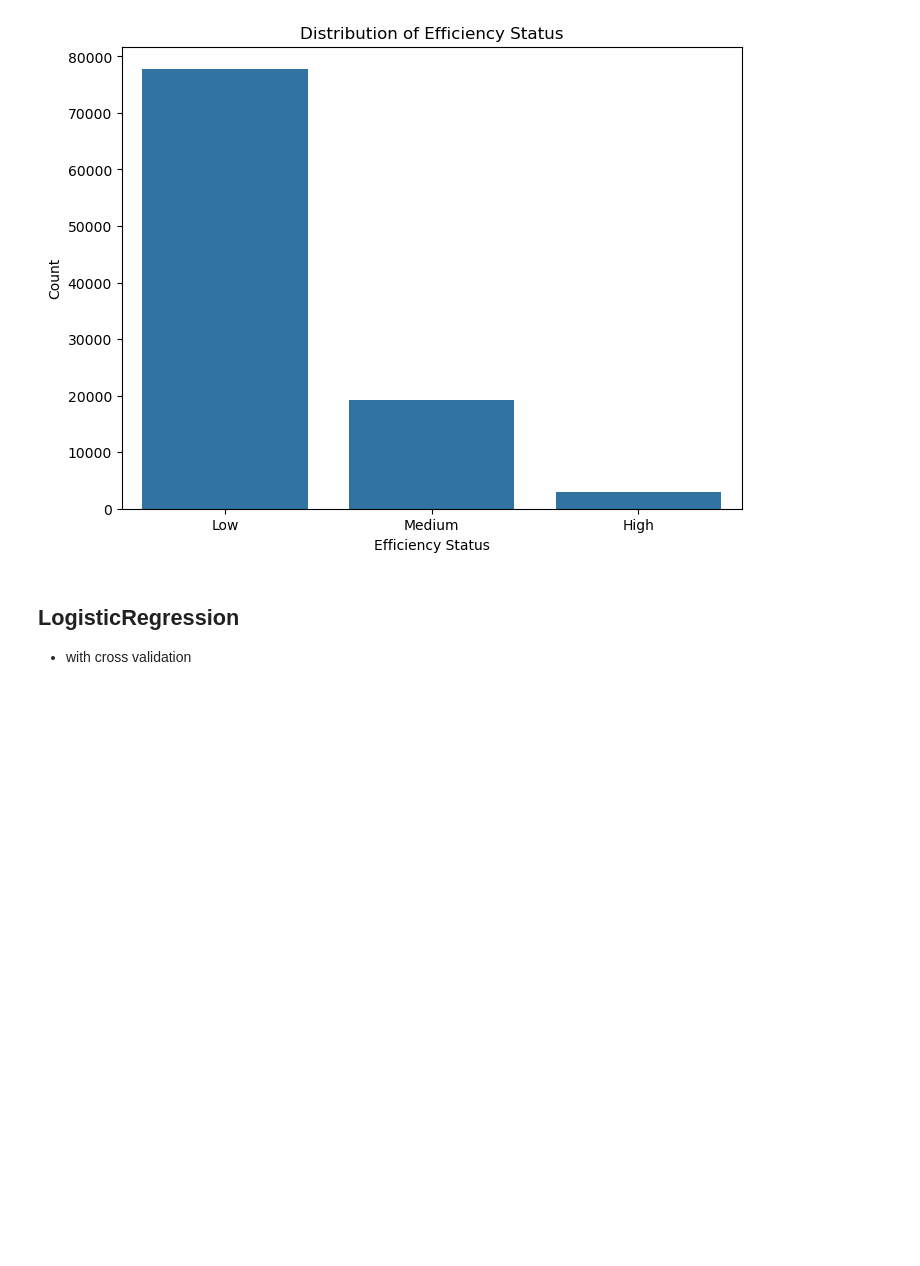
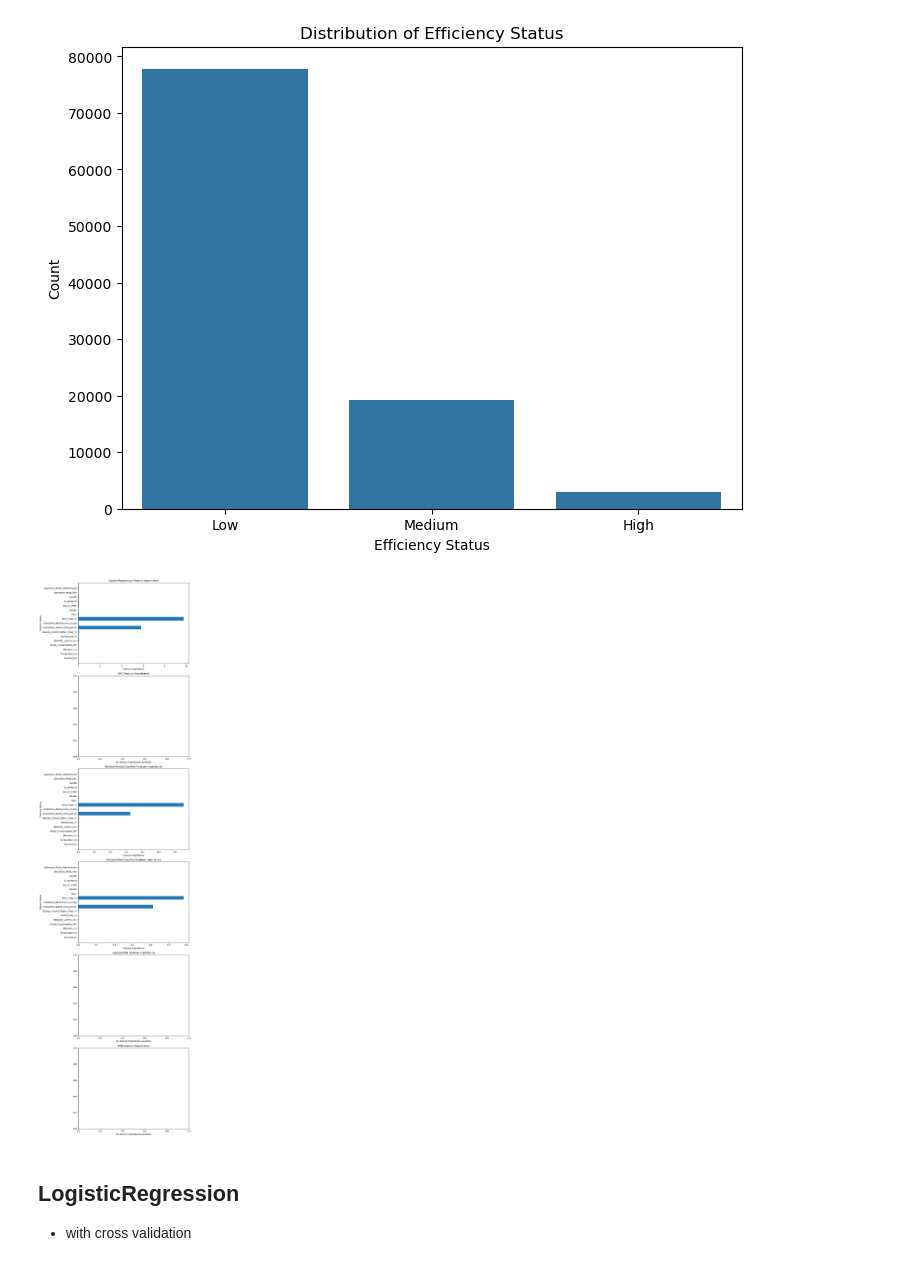
Before and after one commit to clarktommie/Data_Mining_Final_Project, a Jupyter notebook: machineEfficiency.ipynb, the cells around one changed output. Saved outputs shown, nothing was run; the diff lists cells and outputs as text; code cells hidden in the pictures; blank space fills up the shorter version.

```diff
--- a/machineEfficiency.ipynb
+++ b/machineEfficiency.ipynb
@@ -137,3 +158,59 @@ plt.show()
+# %%
+# Classifiers
+from sklearn.linear_model import LogisticRegression
+from sklearn.svm import SVC
+from sklearn.ensemble import RandomForestClassifier
+from sklearn.tree import DecisionTreeClassifier
+from sklearn.naive_bayes import GaussianNB
+from sklearn.neighbors import KNeighborsClassifier
+
+#initialize classifiers
+classifiers = {
+    "LogisticRegression": LogisticRegression(),
+    "SVC": SVC(),
+    "RandomForestClassifier": RandomForestClassifier(),
+    "DecisionTreeClassifier": DecisionTreeClassifier(),
+    "GaussianNB": GaussianNB(),
+    "KNN": KNeighborsClassifier()
+}
+# %%
+feature_names = X.columns
+import matplotlib.pyplot as plt
+
+def plot_feature_importance(feature_names, feature_importances, classifiers):
+    classifier_names = list(classifiers.keys())
+    importances = feature_importances
+    fig, axs = plt.subplots(len(importances), figsize=(10, 6*len(importances)))
+    for i, (ax, importance, classifier) in enumerate(zip(axs, importances, classifier_names)):
+        if importance is not None:
+            ax.barh(feature_names, importance)
+            ax.set_xlabel('Feature Importance')
+            ax.set_ylabel('Feature Name')
+            ax.set_title(f'{classifier} Feature Importance')
+        else:
+            ax.set_title(f'{classifier} Feature Importance')
+            ax.set_xlabel('No feature importance available')
+            ax.set_ylabel('')
+    plt.tight_layout()
+    plt.show()
+
+# Create a list to store the feature importances
+feature_importances = []
+
+# Loop through the classifiers
+for classifier_name, classifier in classifiers.items():
+    classifier.fit(X_train, y_train)
+    if hasattr(classifier, 'feature_importances_'):
+        feature_importances.append(classifier.feature_importances_)
+    elif hasattr(classifier, 'coef_'):
+        feature_importances.append(np.abs(classifier.coef_[0]))
+    else:
+        feature_importances.append(None)
+
+# plot feature importance
+plot_feature_importance(feature_names, feature_importances, classifiers)
+# %% [output]
+[figure, added]
 # %% [markdown]
 ## LogisticRegression
 - with cross validation
```
Also changed, not shown: parts of 11 cells of this notebook.
